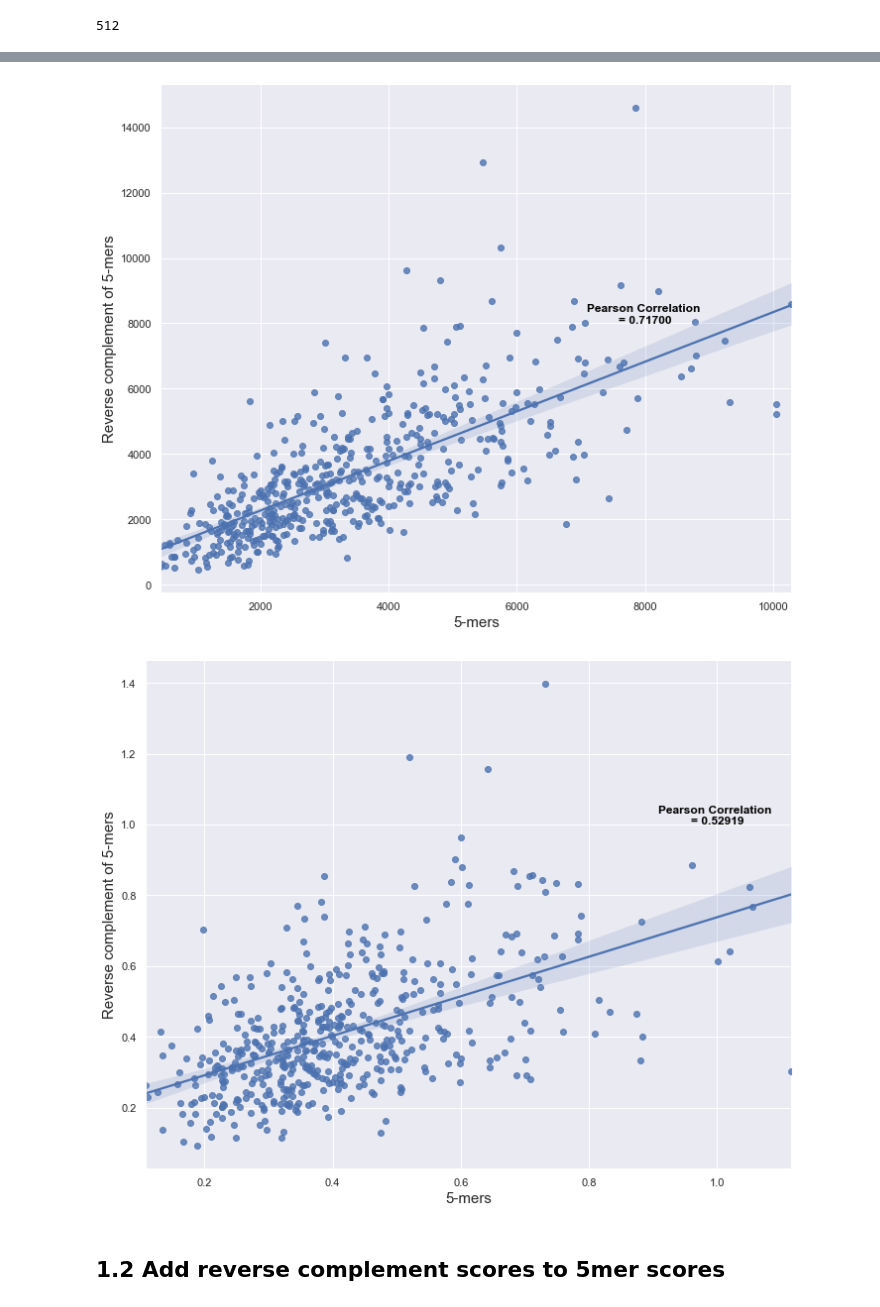
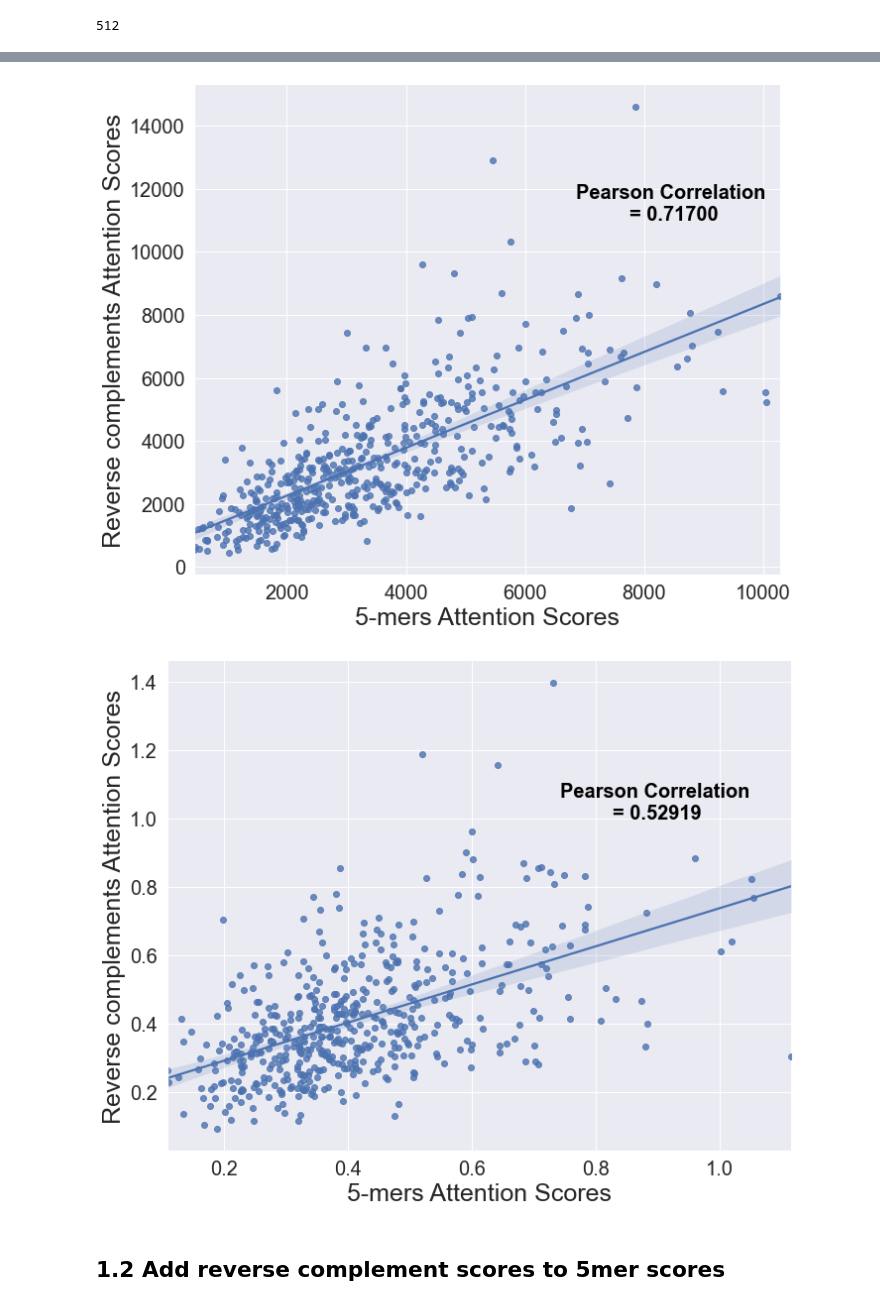
Before and after one commit to beckii0930/nucleosome_occupancy, a Jupyter notebook: tbinet_stuff/analyze_attention2.ipynb, the cells around one changed output, grey strips where cells are left out. Cells and saved outputs as stored; diff of their text form; code cells hidden in the pictures.

```diff
--- a/tbinet_stuff/analyze_attention2.ipynb
+++ b/tbinet_stuff/analyze_attention2.ipynb
@@ -600,15 +600,17 @@ def reverseCompPlot(map_to_plot, plot_name, annotation_x, annotation_y):
 
     plt.gcf().set_size_inches(10, 8)
     # plt.title("Attension Score Correlation: \n5-mers vs. Reverse Complements\nafter Normalization", fontsize=15)
-    plt.xlabel("5-mers", fontsize=15);
-    plt.ylabel("Reverse complement of 5-mers", fontsize=15);
+    plt.xlabel("5-mers Attention Scores", fontsize=25);
+    plt.xticks(fontsize=20);
+    plt.yticks(fontsize=20);
+    plt.ylabel("Reverse complements Attention Scores", fontsize=25);
 
     # Add person correlation annotation
     from scipy import stats
     num = stats.pearsonr(corr['five_mer'], corr['reverse_comp'])[0]
     text = "Pearson Correlation \n= " + f'{num:.5f}'
 
-    plt.text(annotation_x, annotation_x, text, horizontalalignment='center', size='medium', color='black', weight='semibold')
+    plt.text(annotation_x, annotation_y, text, horizontalalignment='center', fontsize=20, color='black', weight='semibold')
 
     plt.tight_layout()
     plt.savefig( plot_name, dpi=200)
@@ -630,9 +632,9 @@ reverseCompPlot(ordered_map_norm0, fig_path + 'ordered_map_0_norm.png', 0.42, 0.
 # %%
-reverseCompPlot(ordered_map1, fig_path + 'ordered_map_1.png', 8000, 8000)
-reverseCompPlot(ordered_map_norm1, fig_path + 'ordered_map_1_norm.png',1, 0.6)
+reverseCompPlot(ordered_map1, fig_path + 'ordered_map_1.png', 8500, 11000)
+reverseCompPlot(ordered_map_norm1, fig_path + 'ordered_map_1_norm.png',.9, 1)
 # %% [output]
-[figure, old version]
+[figure, new version]
-[figure, old version]
+[figure, new version]
 # %% [markdown]
 ## 1.2 Add reverse complement scores to 5mer scores
 # %%
```
Also changed, not shown: parts of 16 cells of this notebook, 13 other files.
